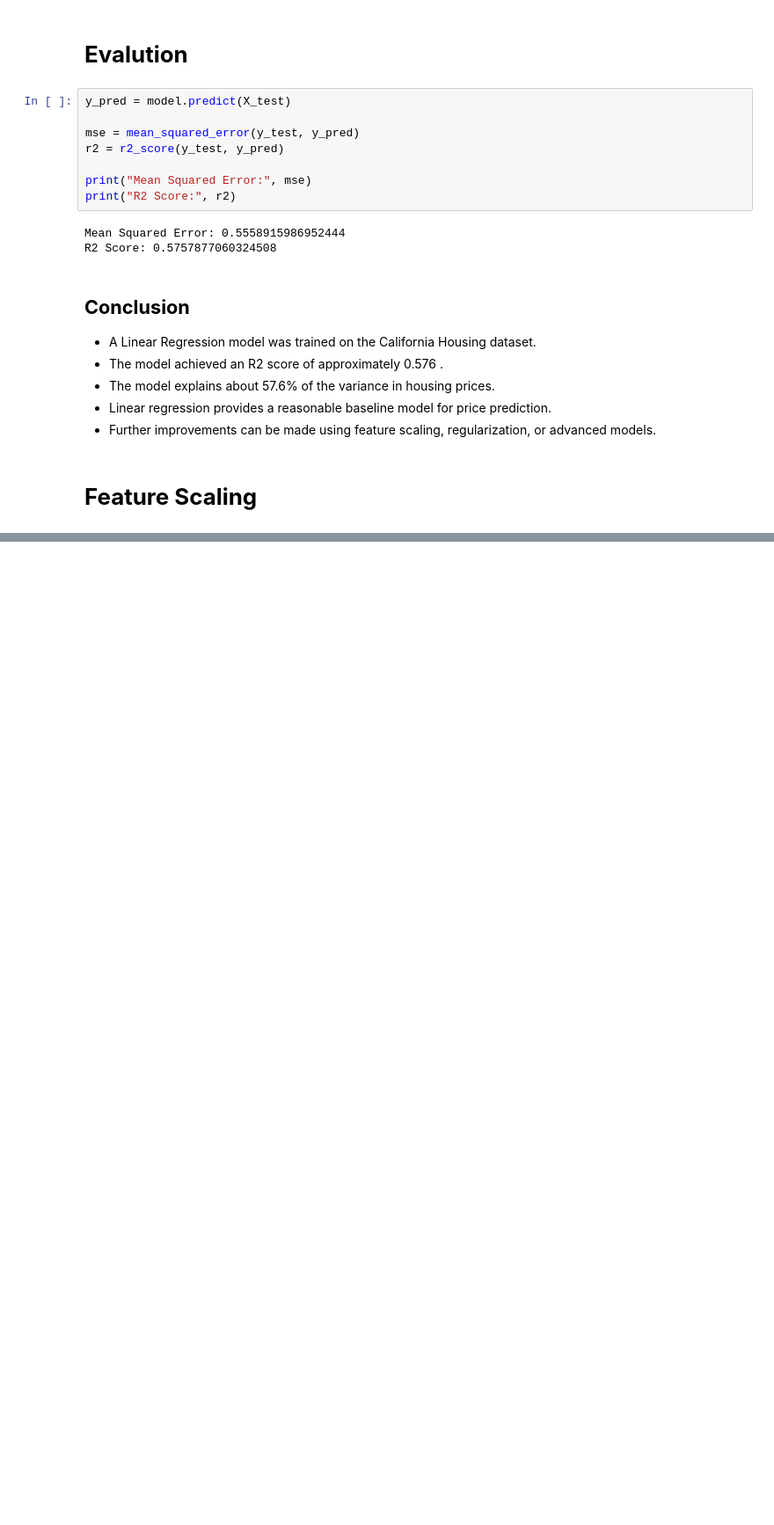
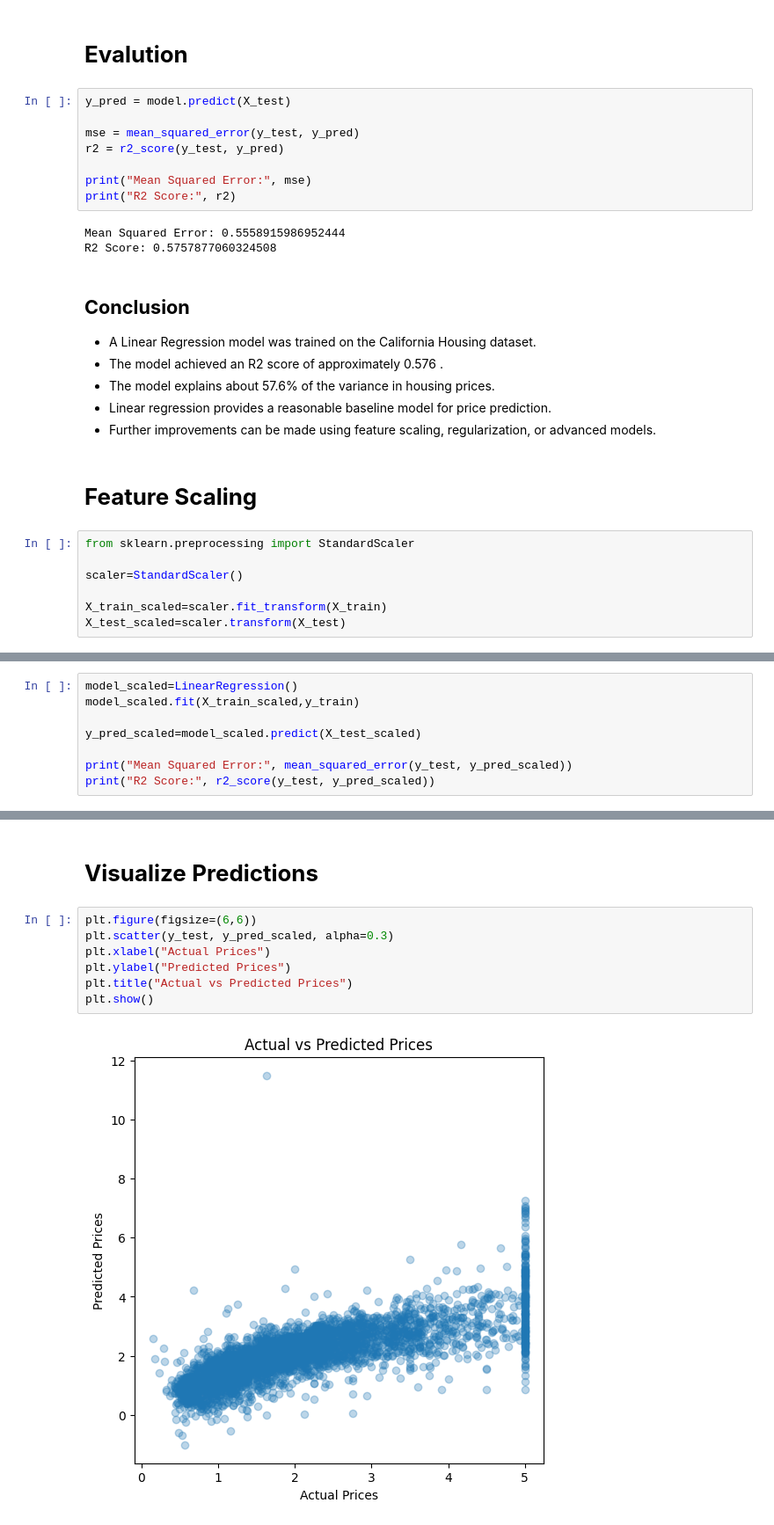
Before and after one commit to dharvi120/house-price-prediction-ml, a Jupyter notebook: house_price_prediction.ipynb, the cells around one changed output, grey strips where cells are left out. Shown at 88% size. Drawn from its saved outputs; the diff is of its cells as text; blank space fills up the shorter version.

```diff
--- a/house_price_prediction.ipynb
+++ b/house_price_prediction.ipynb
@@ -133,3 +133,10 @@ R2 Score: 0.5757877060324508
 - Further improvements can be made using feature scaling, regularization, or advanced models.
 # %% [markdown]
 # **Feature Scaling**
+# %%
+from sklearn.preprocessing import StandardScaler
+
+scaler=StandardScaler()
+
+X_train_scaled=scaler.fit_transform(X_train)
+X_test_scaled=scaler.transform(X_test)
@@ -135,0 +145,8 @@ R2 Score: 0.5757877060324508
+# %%
+model_scaled=LinearRegression()
+model_scaled.fit(X_train_scaled,y_train)
+
+y_pred_scaled=model_scaled.predict(X_test_scaled)
+
+print("Mean Squared Error:", mean_squared_error(y_test, y_pred_scaled))
+print("R2 Score:", r2_score(y_test, y_pred_scaled))
@@ -135,0 +171,11 @@ R2 Score: 0.5757877060324508
+# %% [markdown]
+# **Visualize** **Predictions**
+# %%
+plt.figure(figsize=(6,6))
+plt.scatter(y_test, y_pred_scaled, alpha=0.3)
+plt.xlabel("Actual Prices")
+plt.ylabel("Predicted Prices")
+plt.title("Actual vs Predicted Prices")
+plt.show()
+# %% [output]
+[figure, added]
```
Also changed, not shown: parts of 6 cells of this notebook.
